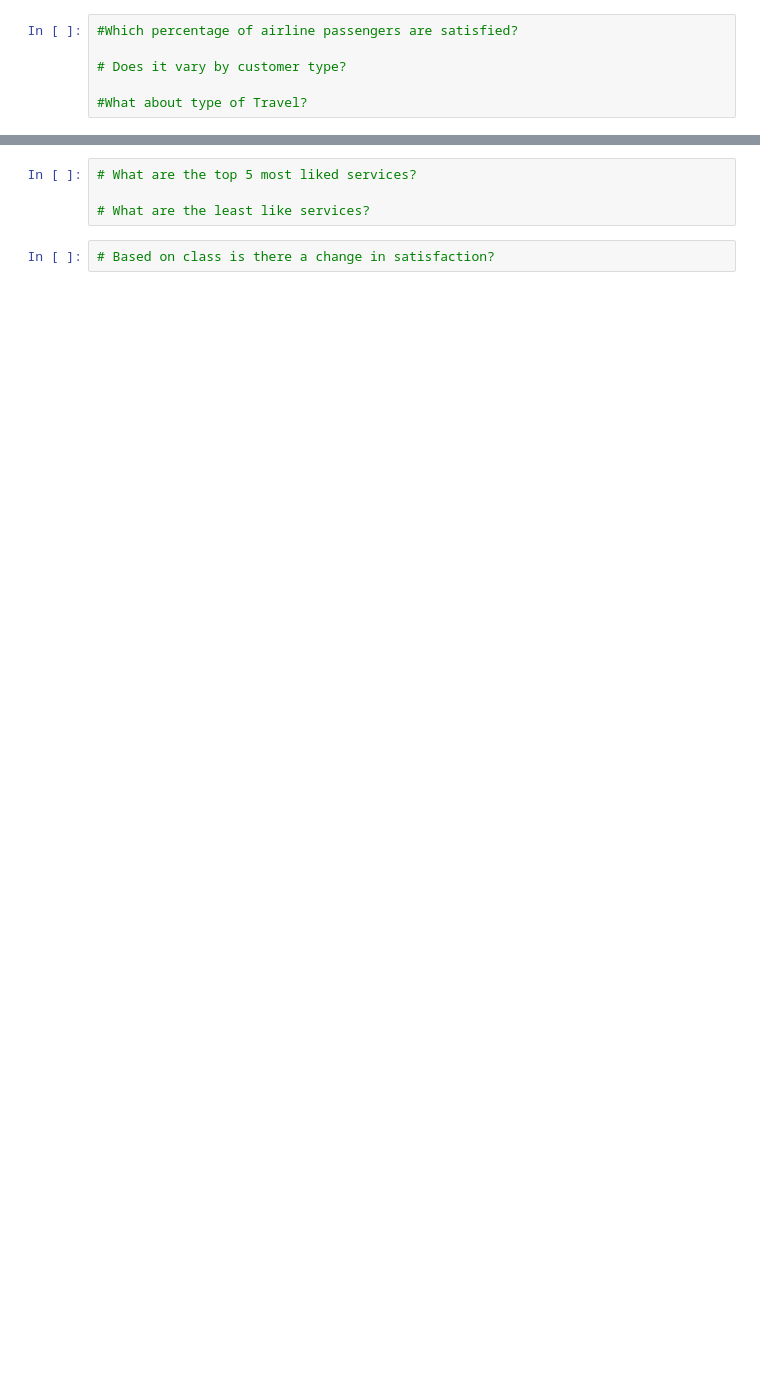
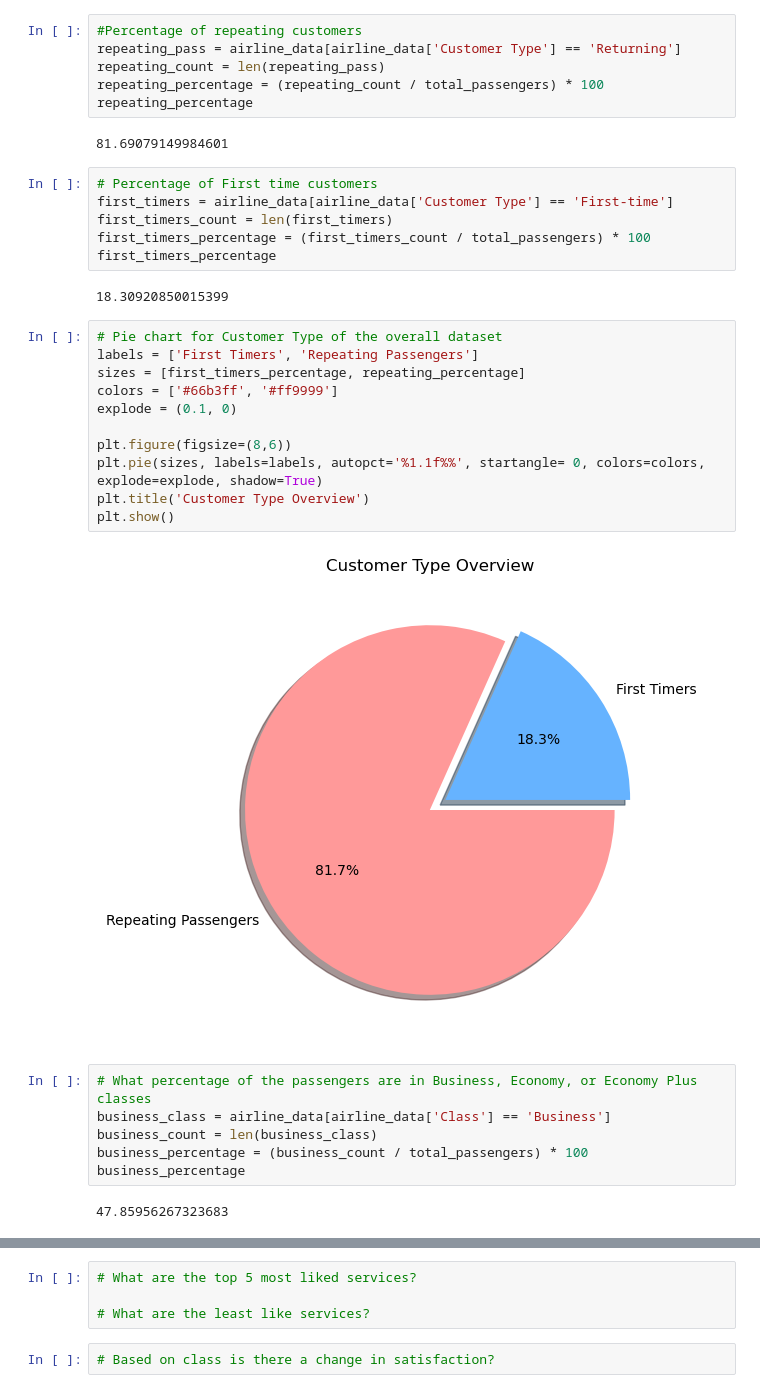
Before and after one commit to SK4TER3TAILWHIP/Data_project_1, a Jupyter notebook: Tanner.ipynb, the cells around one changed output, grey strips where cells are left out. Saved outputs shown, nothing was run; the diff lists cells and outputs as text; blank space fills up the shorter version.

```diff
--- a/Tanner.ipynb
+++ b/Tanner.ipynb
@@ -30,6 +64,37 @@ airline_data
+# %%
+#Percentage of repeating customers
+repeating_pass = airline_data[airline_data['Customer Type'] == 'Returning']
+repeating_count = len(repeating_pass)
+repeating_percentage = (repeating_count / total_passengers) * 100
+repeating_percentage
+# %% [output]
+81.69079149984601
+# %%
+# Percentage of First time customers
+first_timers = airline_data[airline_data['Customer Type'] == 'First-time']
+first_timers_count = len(first_timers)
+first_timers_percentage = (first_timers_count / total_passengers) * 100
+first_timers_percentage
+# %% [output]
+18.30920850015399
+# %%
+# Pie chart for Customer Type of the overall dataset
+labels = ['First Timers', 'Repeating Passengers']
+sizes = [first_timers_percentage, repeating_percentage]
+colors = ['#66b3ff', '#ff9999']
+explode = (0.1, 0)
+
+plt.figure(figsize=(8,6))
+plt.pie(sizes, labels=labels, autopct='%1.1f%%', startangle= 0, colors=colors, explode=explode, shadow=True)
+plt.title('Customer Type Overview')
+plt.show()
+# %% [output]
+[figure, added]
 # %%
-#Which percentage of airline passengers are satisfied?
-
-# Does it vary by customer type?
-
-#What about type of Travel?
+# What percentage of the passengers are in Business, Economy, or Economy Plus classes
+business_class = airline_data[airline_data['Class'] == 'Business']
+business_count = len(business_class)
+business_percentage = (business_count / total_passengers) * 100
+business_percentage
+# %% [output]
+47.85956267323683
```
Also changed, not shown: parts of 16 cells of this notebook, 2 other files.
